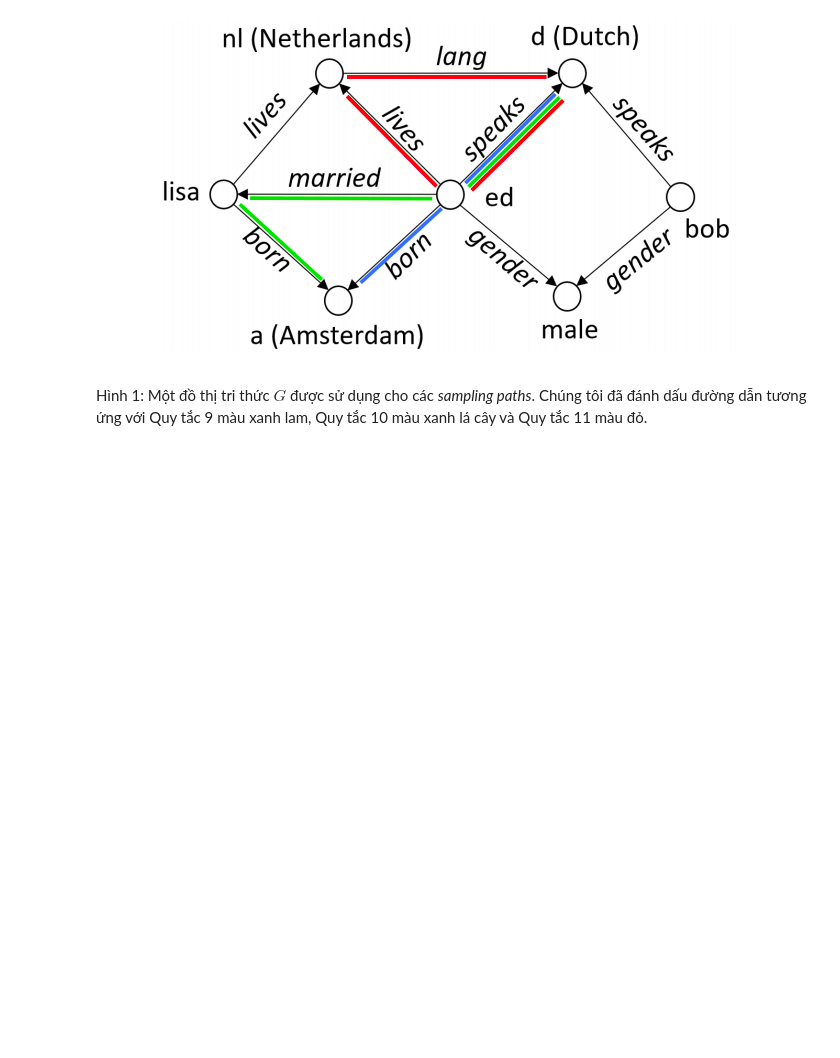
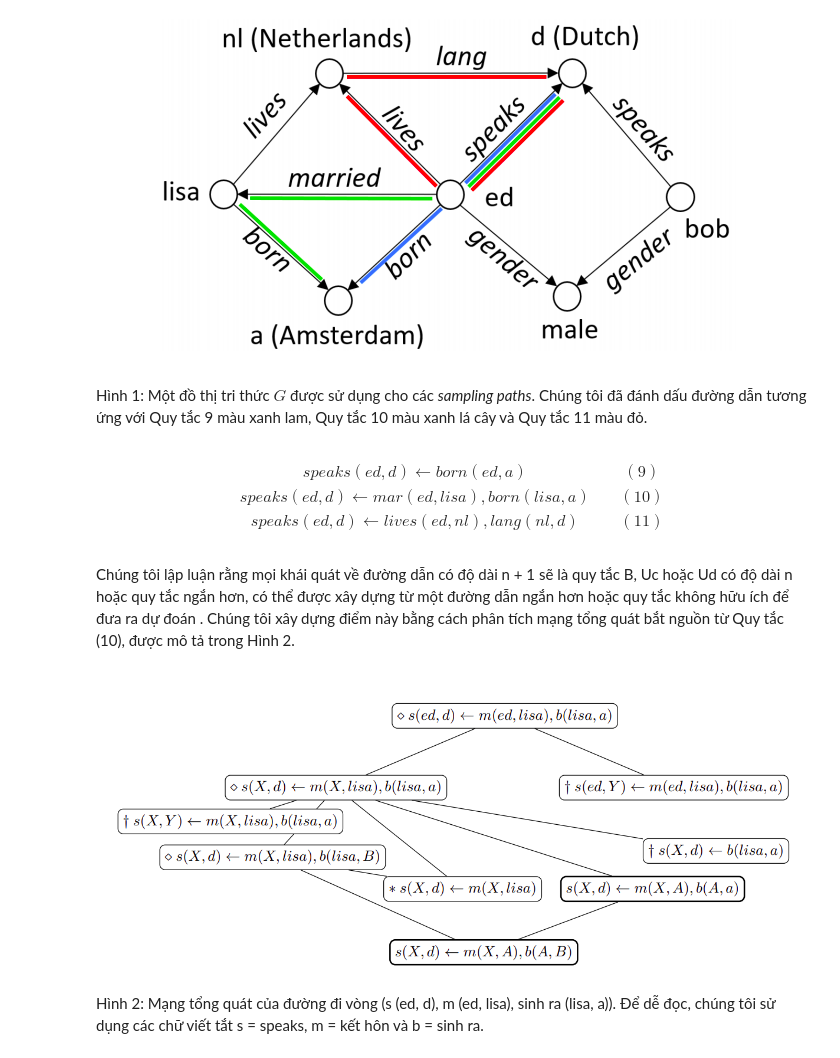
Before and after one commit to hmthanh/thesis, a Jupyter notebook: ipynbs/any-burl/RAnny-burl_part2.ipynb, the cells around one changed output. Saved outputs shown, nothing was run; the diff lists cells and outputs as text; code cells hidden in the pictures; blank space fills up the shorter version.

Commit message:
layout image forder

```diff
--- a/ipynbs/any-burl/RAnny-burl_part2.ipynb
+++ b/ipynbs/any-burl/RAnny-burl_part2.ipynb
@@ -83,3 +83,20 @@ Image(filename='../../images/R-AnyBURL-fig1.png')
 [figure]
 # %% [markdown]
 Hình 1: Một đồ thị tri thức $G$ được sử dụng cho các *sampling paths*. Chúng tôi đã đánh dấu đường dẫn tương ứng với Quy tắc 9 màu xanh lam, Quy tắc 10 màu xanh lá cây và Quy tắc 11 màu đỏ.
+# %% [markdown]
+$$
+\begin{matrix}
+speaks(ed, d) \gets born(ed, a)                  & \quad (9) \\
+speaks(ed, d) \gets mar(ed, lisa), born(lisa, a) & \quad (10) \\
+speaks(ed, d) \gets lives(ed, nl), lang(nl, d)   & \quad (11)
+\end{matrix}
+$$
+# %% [markdown]
+Chúng tôi lập luận rằng mọi khái quát về đường dẫn có độ dài n + 1 sẽ là quy tắc B, Uc hoặc Ud có độ dài n hoặc quy tắc ngắn hơn, có thể được xây dựng từ một đường dẫn ngắn hơn hoặc quy tắc không hữu ích để đưa ra dự đoán . Chúng tôi xây dựng điểm này bằng cách phân tích mạng tổng quát bắt nguồn từ Quy tắc (10), được mô tả trong Hình 2.
+# %%
+from IPython.display import Image
+Image(filename='../../images/R-AnyBURL-fig-2.png')
+# %% [output]
+[figure, added]
+# %% [markdown]
+Hình 2: Mạng tổng quát của đường đi vòng (s (ed, d), m (ed, lisa), sinh ra (lisa, a)). Để dễ đọc, chúng tôi sử dụng các chữ viết tắt s = speaks, m = kết hôn và b = sinh ra.
```
Also changed, not shown: parts of 4 cells of this notebook, 21 other files.
